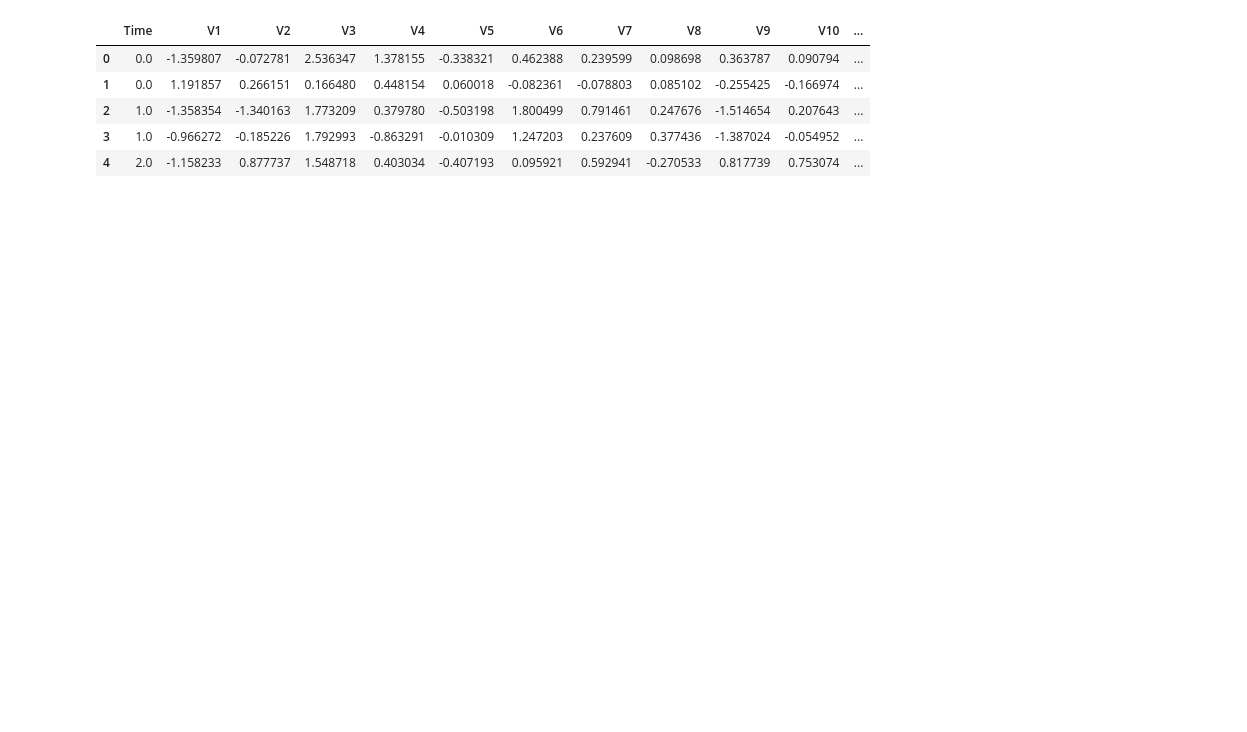
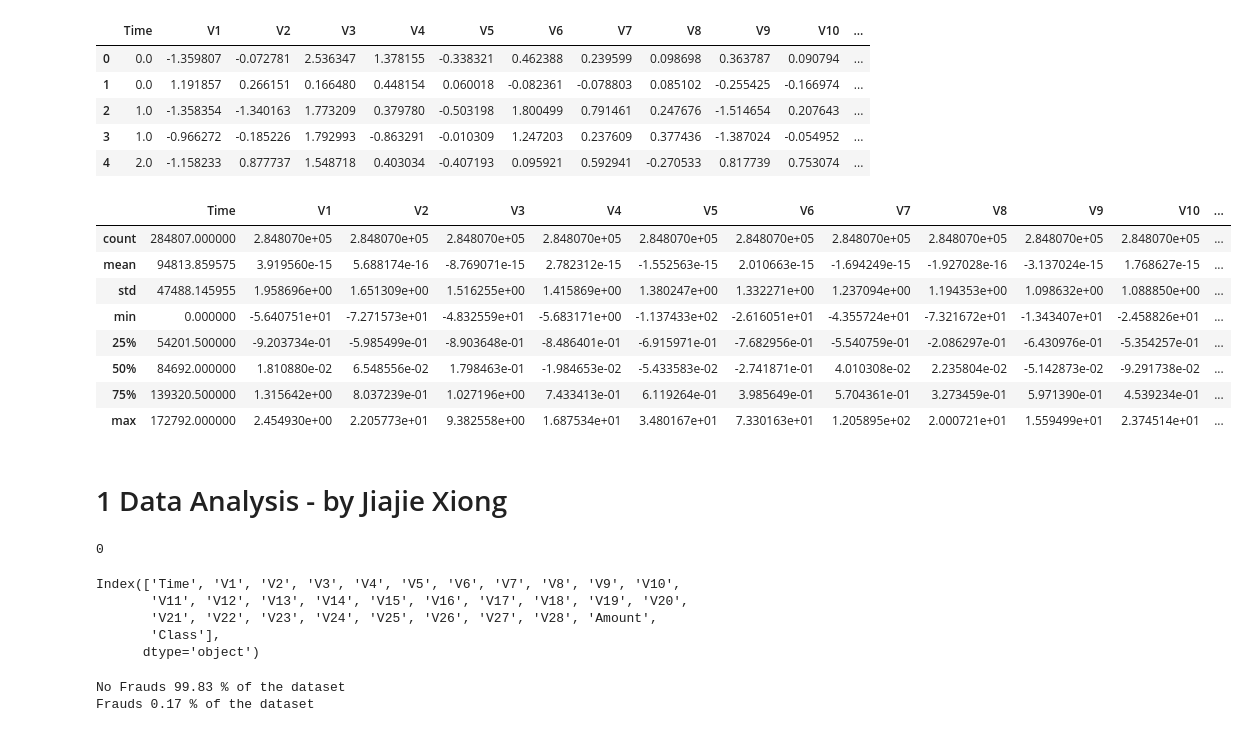
Before and after one commit to huangcoder/python, a Jupyter notebook: Credit_card_fraud_detection.ipynb, the cells around one changed output. Drawn from its saved outputs; the diff is of its cells as text; code cells hidden in the pictures; blank space fills up the shorter version.

```diff
--- a/Credit_card_fraud_detection.ipynb
+++ b/Credit_card_fraud_detection.ipynb
@@ -79,3 +81,37 @@ data.head()  ##Return the first 5 rows
 | 2 | 1.0 | -1.358354 | -1.340163 | 1.773209 | 0.379780 | -0.503198 | 1.800499 | 0.791461 | 0.247676 | -1.514654 | 0.207643 | ... |
 | 3 | 1.0 | -0.966272 | -0.185226 | 1.792993 | -0.863291 | -0.010309 | 1.247203 | 0.237609 | 0.377436 | -1.387024 | -0.054952 | ... |
 | 4 | 2.0 | -1.158233 | 0.877737 | 1.548718 | 0.403034 | -0.407193 | 0.095921 | 0.592941 | -0.270533 | 0.817739 | 0.753074 | ... |
+# %%
+df.describe()   ## Generate descriptive statistics.
+# %% [output]
+|  | Time | V1 | V2 | V3 | V4 | V5 | V6 | V7 | V8 | V9 | V10 | ... |
+| count | 284807.000000 | 2.848070e+05 | 2.848070e+05 | 2.848070e+05 | 2.848070e+05 | 2.848070e+05 | 2.848070e+05 | 2.848070e+05 | 2.848070e+05 | 2.848070e+05 | 2.848070e+05 | ... |
+| mean | 94813.859575 | 3.919560e-15 | 5.688174e-16 | -8.769071e-15 | 2.782312e-15 | -1.552563e-15 | 2.010663e-15 | -1.694249e-15 | -1.927028e-16 | -3.137024e-15 | 1.768627e-15 | ... |
+| std | 47488.145955 | 1.958696e+00 | 1.651309e+00 | 1.516255e+00 | 1.415869e+00 | 1.380247e+00 | 1.332271e+00 | 1.237094e+00 | 1.194353e+00 | 1.098632e+00 | 1.088850e+00 | ... |
+| min | 0.000000 | -5.640751e+01 | -7.271573e+01 | -4.832559e+01 | -5.683171e+00 | -1.137433e+02 | -2.616051e+01 | -4.355724e+01 | -7.321672e+01 | -1.343407e+01 | -2.458826e+01 | ... |
+| 25% | 54201.500000 | -9.203734e-01 | -5.985499e-01 | -8.903648e-01 | -8.486401e-01 | -6.915971e-01 | -7.682956e-01 | -5.540759e-01 | -2.086297e-01 | -6.430976e-01 | -5.354257e-01 | ... |
+| 50% | 84692.000000 | 1.810880e-02 | 6.548556e-02 | 1.798463e-01 | -1.984653e-02 | -5.433583e-02 | -2.741871e-01 | 4.010308e-02 | 2.235804e-02 | -5.142873e-02 | -9.291738e-02 | ... |
+| 75% | 139320.500000 | 1.315642e+00 | 8.037239e-01 | 1.027196e+00 | 7.433413e-01 | 6.119264e-01 | 3.985649e-01 | 5.704361e-01 | 3.273459e-01 | 5.971390e-01 | 4.539234e-01 | ... |
+| max | 172792.000000 | 2.454930e+00 | 2.205773e+01 | 9.382558e+00 | 1.687534e+01 | 3.480167e+01 | 7.330163e+01 | 1.205895e+02 | 2.000721e+01 | 1.559499e+01 | 2.374514e+01 | ... |
+# %% [markdown]
+# 1 Data Analysis - by  Jiajie Xiong
+# %%
+# Good No Null Values!
+df.isnull().sum().max()
+# %% [output]
+0
+# %%
+df.columns
+# %% [output]
+Index(['Time', 'V1', 'V2', 'V3', 'V4', 'V5', 'V6', 'V7', 'V8', 'V9', 'V10',
+       'V11', 'V12', 'V13', 'V14', 'V15', 'V16', 'V17', 'V18', 'V19', 'V20',
+       'V21', 'V22', 'V23', 'V24', 'V25', 'V26', 'V27', 'V28', 'Amount',
+       'Class'],
+      dtype='object')
+# %%
+# The classes are heavily skewed we need to solve this issue later.
+print('No Frauds', round(df['Class'].value_counts()[0]/len(df) * 100,2), '% of the dataset')
+print('Frauds', round(df['Class'].value_counts()[1]/len(df) * 100,2), '% of the dataset')
+# %% [output]
+No Frauds 99.83 % of the dataset
+Frauds 0.17 % of the dataset
```
Also changed, not shown: parts of 19 cells of this notebook.
